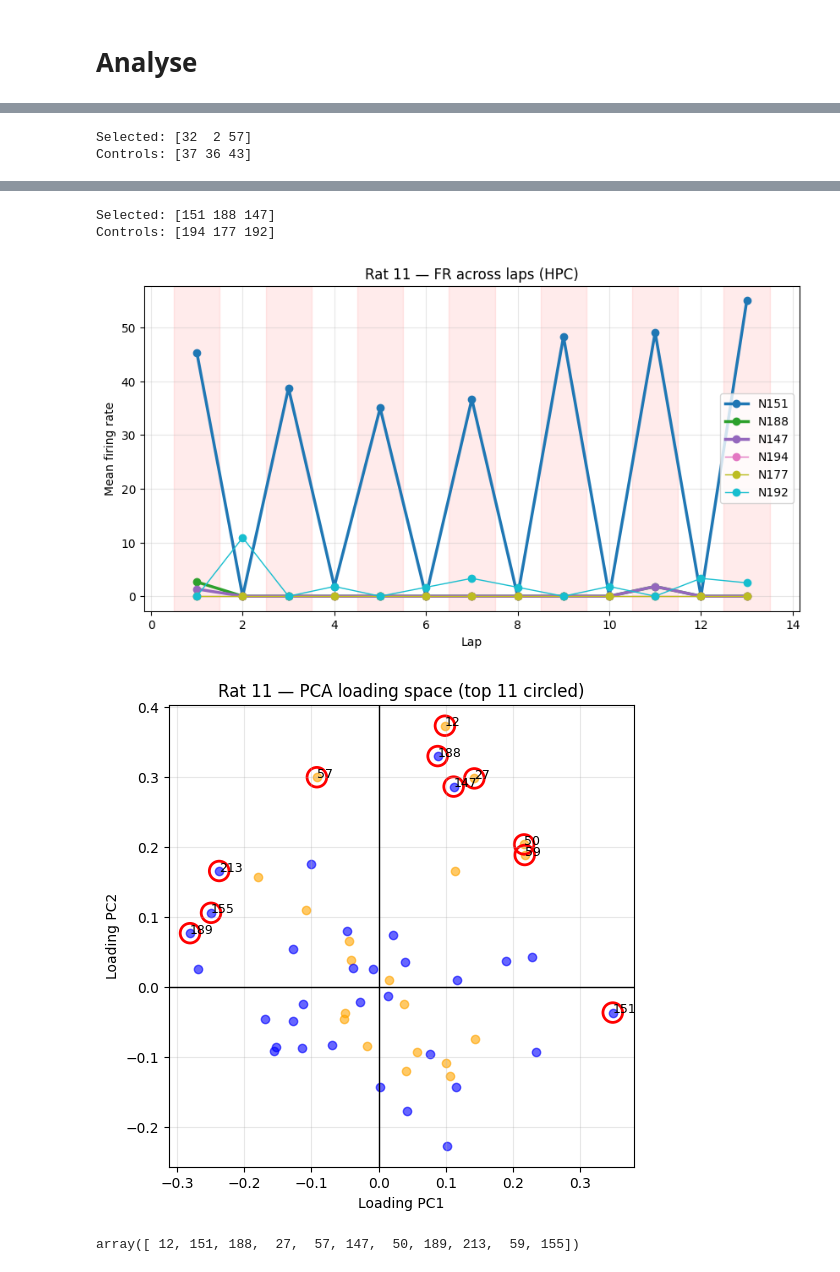
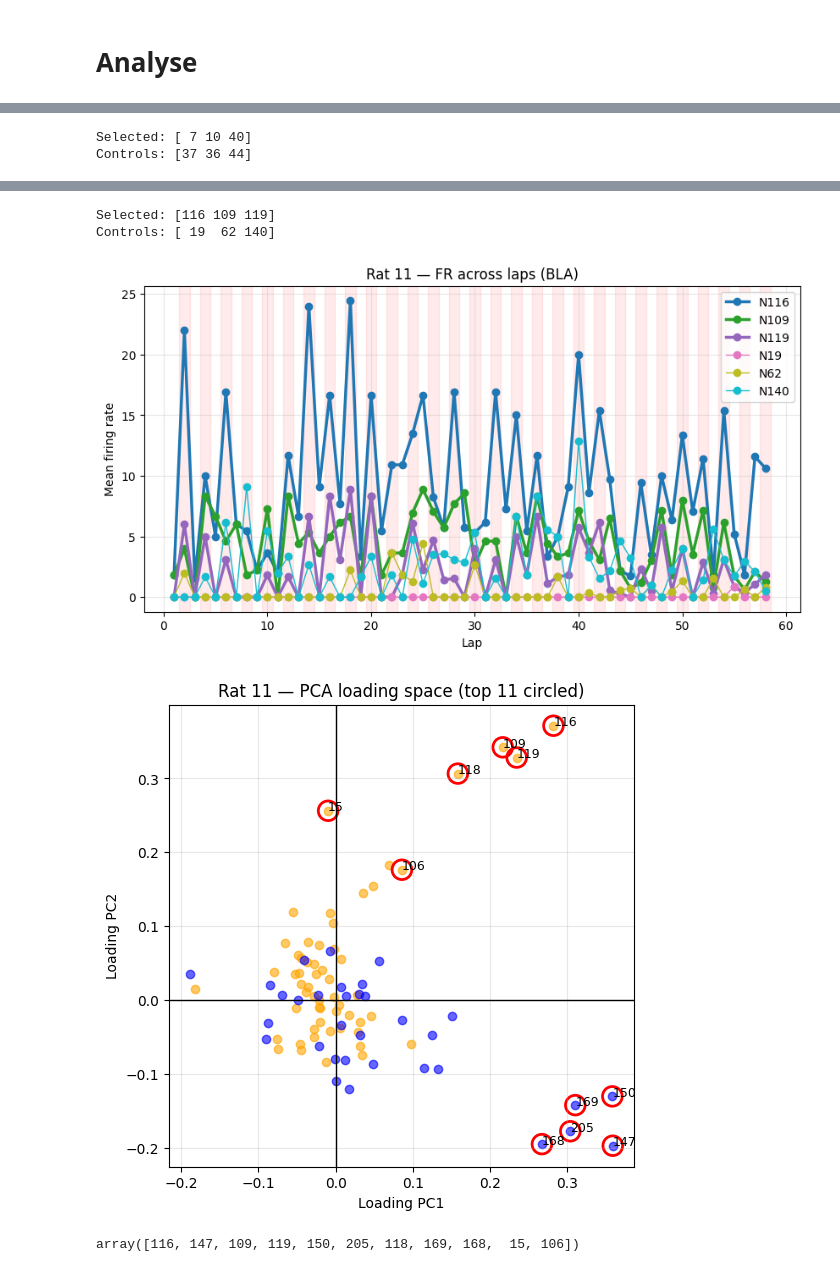
Before and after one commit to Clairaxe/Stage, a Jupyter notebook: projet/main/2_PCA.ipynb, the cells around one changed output, grey strips where cells are left out. Saved outputs shown, nothing was run; the diff lists cells and outputs as text; code cells hidden in the pictures.

```diff
--- a/projet/main/2_PCA.ipynb
+++ b/projet/main/2_PCA.ipynb
@@ -298,8 +298,8 @@ def select_neurons(metadata, use_regions="HB", excit_only=True):
         keep &= (ntype == 1)
 
     is_hpc = (region == 1)
-    #is_bla = np.isin(region, [2, 3])
-    is_bla = (region == 2) # to keep only neurons from the right hemisphere of the basal amygdala
+    is_bla = np.isin(region, [2, 3])
+    # is_bla = (region == 2) # to keep only neurons from the right hemisphere of the basal amygdala
     is_hb  = is_hpc | is_bla
 
     if use_regions == "HPC":
@@ -723,9 +723,9 @@ path_8  = "../data/Rat8-20130713_proces_bin5.mat"
 path_11 = "../data/Rat11-20150327_proces_bin5.mat"
 
 # Choose session
-SESSION = "postrun"   # "run" or "postrun"
+SESSION = "run"   # "run" or "postrun"
 DT_MS = 50        # 50 ms (or 100 if *_bin1.mat)
 
-res8  = run_rat_proces_pca(path_8,  rat_name="Rat 8",  session=SESSION, dt_ms=DT_MS, use_regions="BLA", excit_only=True, n_components=60)
-res11 = run_rat_proces_pca(path_11, rat_name="Rat 11", session=SESSION, dt_ms=DT_MS, use_regions="BLA", excit_only=True, n_components=60)
+res8  = run_rat_proces_pca(path_8,  rat_name="Rat 8",  session=SESSION, dt_ms=DT_MS, use_regions="HB", excit_only=True, n_components=60)
+res11 = run_rat_proces_pca(path_11, rat_name="Rat 11", session=SESSION, dt_ms=DT_MS, use_regions="HB", excit_only=True, n_components=60)
 # %% [output]
@@ -1019,7 +1066,7 @@ analyze_top_neurons(
     res11,
     rat_name="Rat 11",
     top_k=11,
-    region_for_lap_plot="HPC",
+    region_for_lap_plot="BLA",
     n_controls=3
 )
 # %% [output]
@@ -1038,2 +1087,2 @@ mod_index:  [-0.28890327 -0.27046604 -0.07859987 -0.17606927  0.21356439  1.
-Selected: [32  2 57]
-Controls: [37 36 43]
+Selected: [ 7 10 40]
+Controls: [37 36 44]
@@ -1056,5 +1111,5 @@ mod_index:  [ 1.         -0.19860627  0.09234828  0.33462282  0.30364372  1.
-Selected: [151 188 147]
-Controls: [194 177 192]
+Selected: [116 109 119]
+Controls: [ 19  62 140]
-[figure, old version]
+[figure, new version]
-[figure, old version]
+[figure, new version]
-array([ 12, 151, 188,  27,  57, 147,  50, 189, 213,  59, 155])
+array([116, 147, 109, 119, 150, 205, 118, 169, 168,  15, 106])
```
Also changed, not shown: parts of 2 cells of this notebook, 16 other files.
